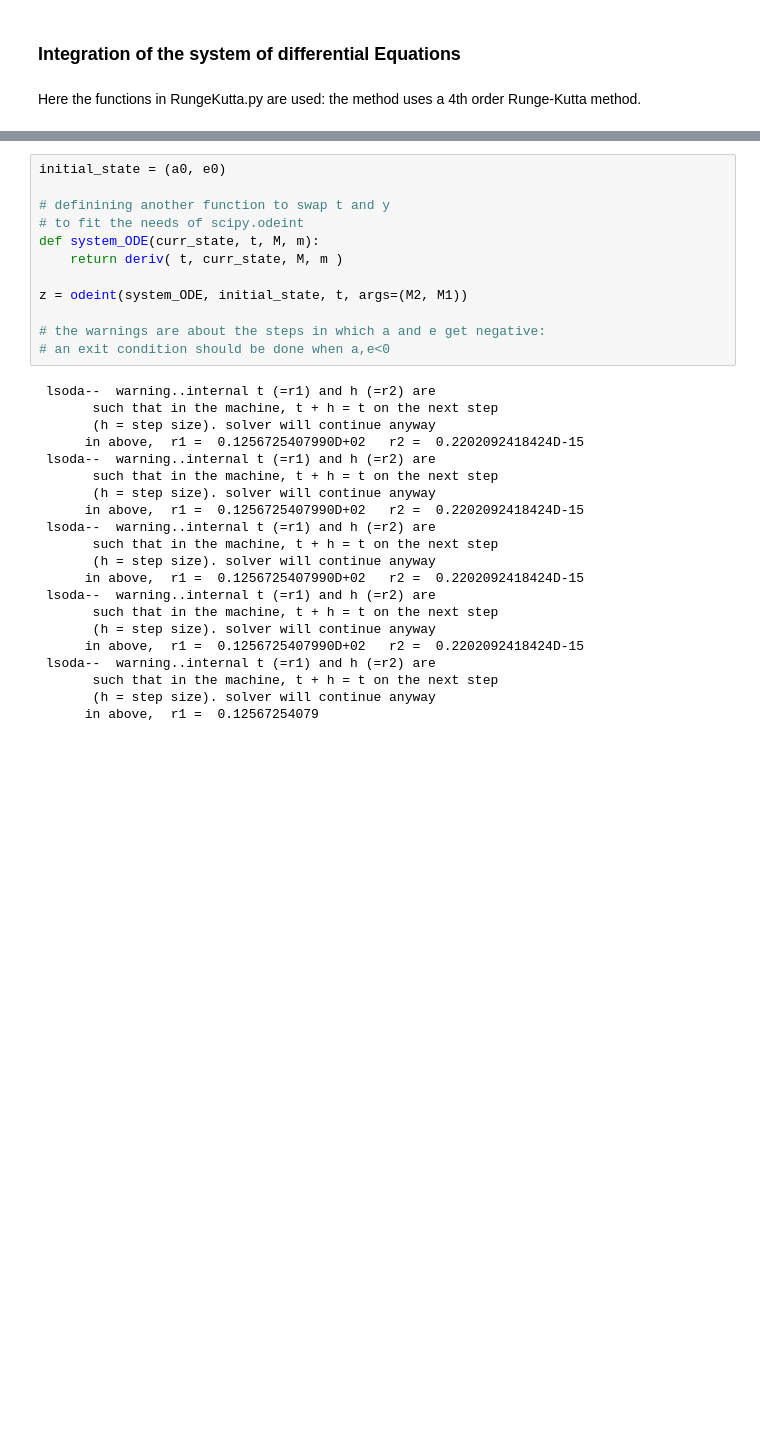
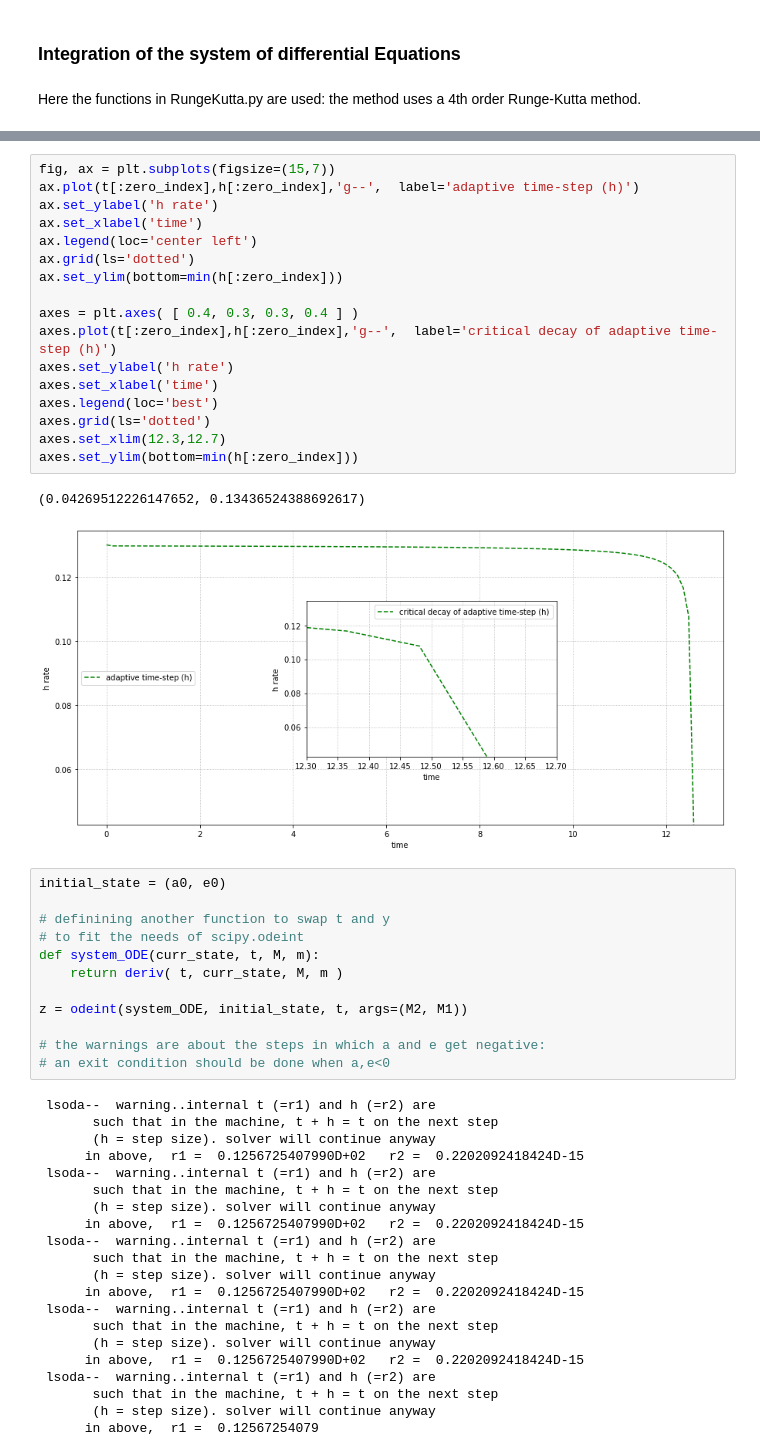
Before and after one commit to Bahadoram/Delay-Time-Dist.-of-Compact-Binary-Objects, a Jupyter notebook: project.ipynb, the cells around one changed output, grey strips where cells are left out. Drawn from its saved outputs; the diff is of its cells as text; blank space fills up the shorter version.

```diff
--- a/project.ipynb
+++ b/project.ipynb
@@ -107,3 +192,23 @@ plt.show()
+# %%
+fig, ax = plt.subplots(figsize=(15,7))
+ax.plot(t[:zero_index],h[:zero_index],'g--',  label='adaptive time-step (h)')
+ax.set_ylabel('h rate')
+ax.set_xlabel('time')
+ax.legend(loc='center left')
+ax.grid(ls='dotted')
+ax.set_ylim(bottom=min(h[:zero_index]))
+
+axes = plt.axes( [ 0.4, 0.3, 0.3, 0.4 ] )
+axes.plot(t[:zero_index],h[:zero_index],'g--',  label='critical decay of adaptive time-step (h)')
+axes.set_ylabel('h rate')
+axes.set_xlabel('time')
+axes.legend(loc='best')
+axes.grid(ls='dotted')
+axes.set_xlim(12.3,12.7)
+axes.set_ylim(bottom=min(h[:zero_index]))
+# %% [output]
+(0.04269512226147652, 0.13436524388692617)
+[figure, added]
 # %%
 initial_state = (a0, e0)
 
```
Also changed, not shown: parts of 10 cells of this notebook.
